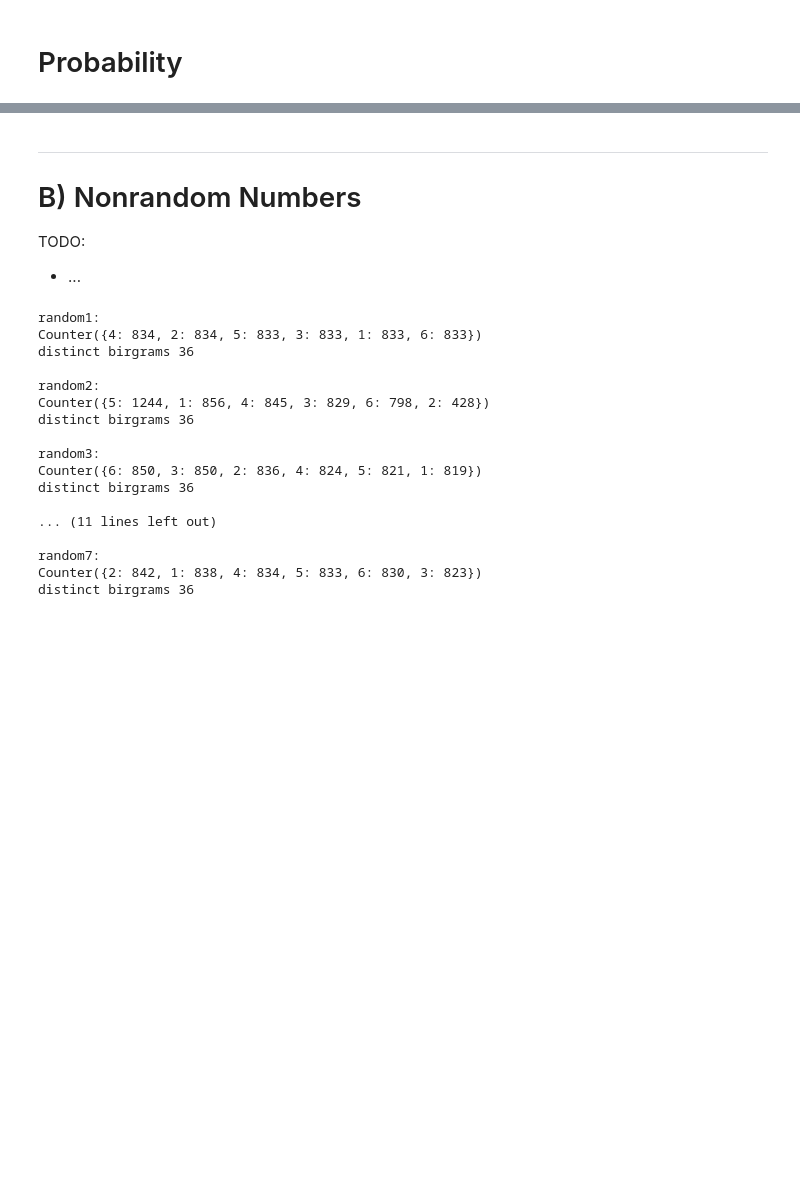
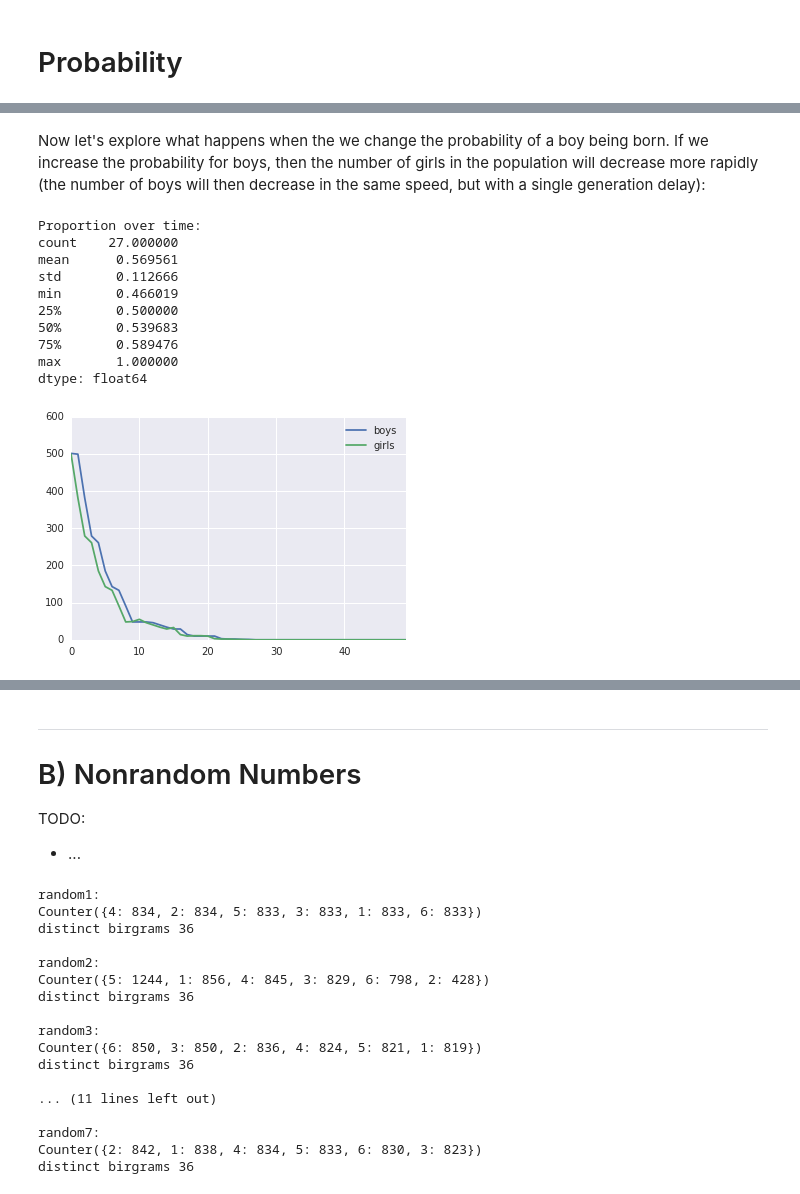
Before and after one commit to effa/iv122, a Jupyter notebook: 09-probability.ipynb, the cells around one changed output, grey strips where cells are left out. Drawn from its saved outputs; the diff is of its cells as text; code cells hidden in the pictures; blank space fills up the shorter version.

```diff
--- a/09-probability.ipynb
+++ b/09-probability.ipynb
@@ -51,0 +100,16 @@ TODO: modification to the rules, what happens?
+# %% [markdown]
+Now let's explore what happens when the we change the probability of a boy being born. If we increase the probability for boys, then the number of girls in the population will decrease more rapidly (the number of boys will then decrease in the same speed, but with a single generation delay):
+# %%
+plot_generations(n_people=1000, n_iter=50, p_boy=0.55)
+# %% [output]
+Proportion over time:
+count    27.000000
+mean      0.569561
+std       0.112666
+min       0.466019
+25%       0.500000
+50%       0.539683
+75%       0.589476
+max       1.000000
+dtype: float64
+[figure, added]
```
Also changed, not shown: parts of 11 cells of this notebook.
